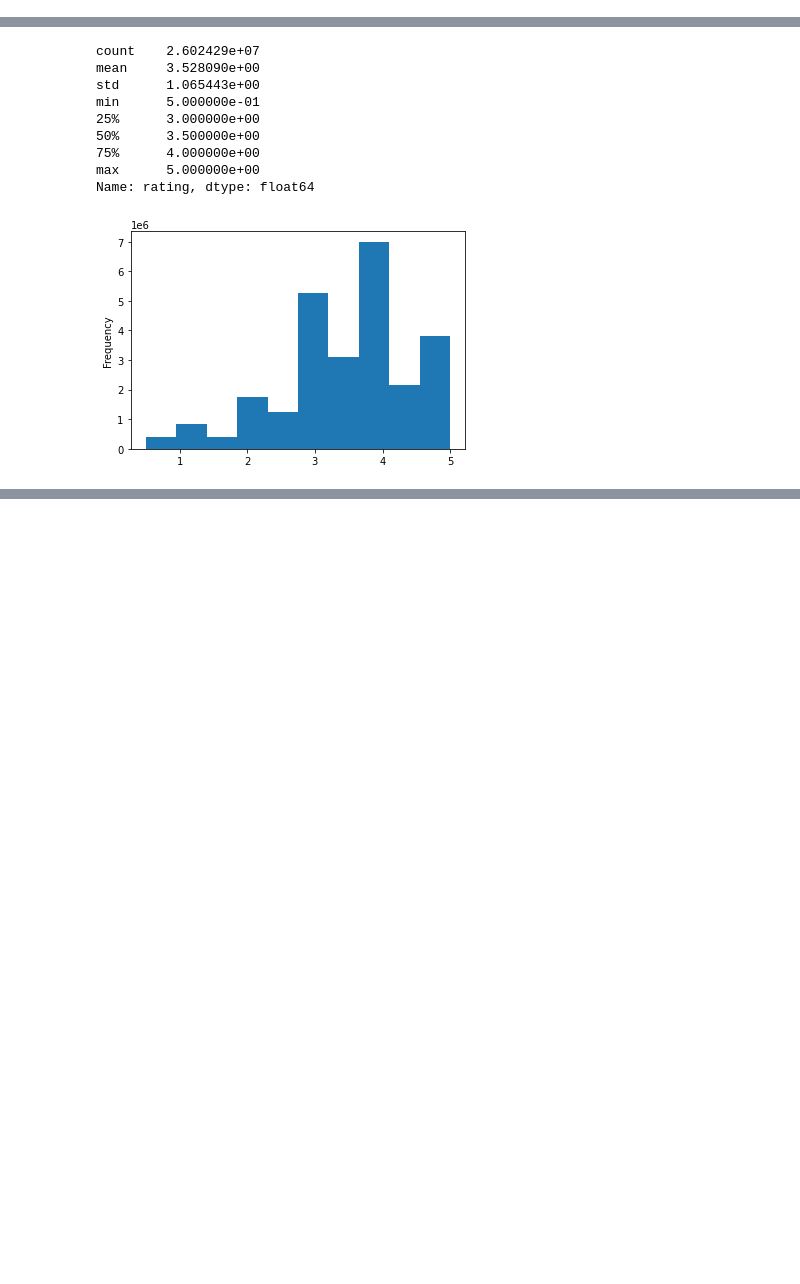
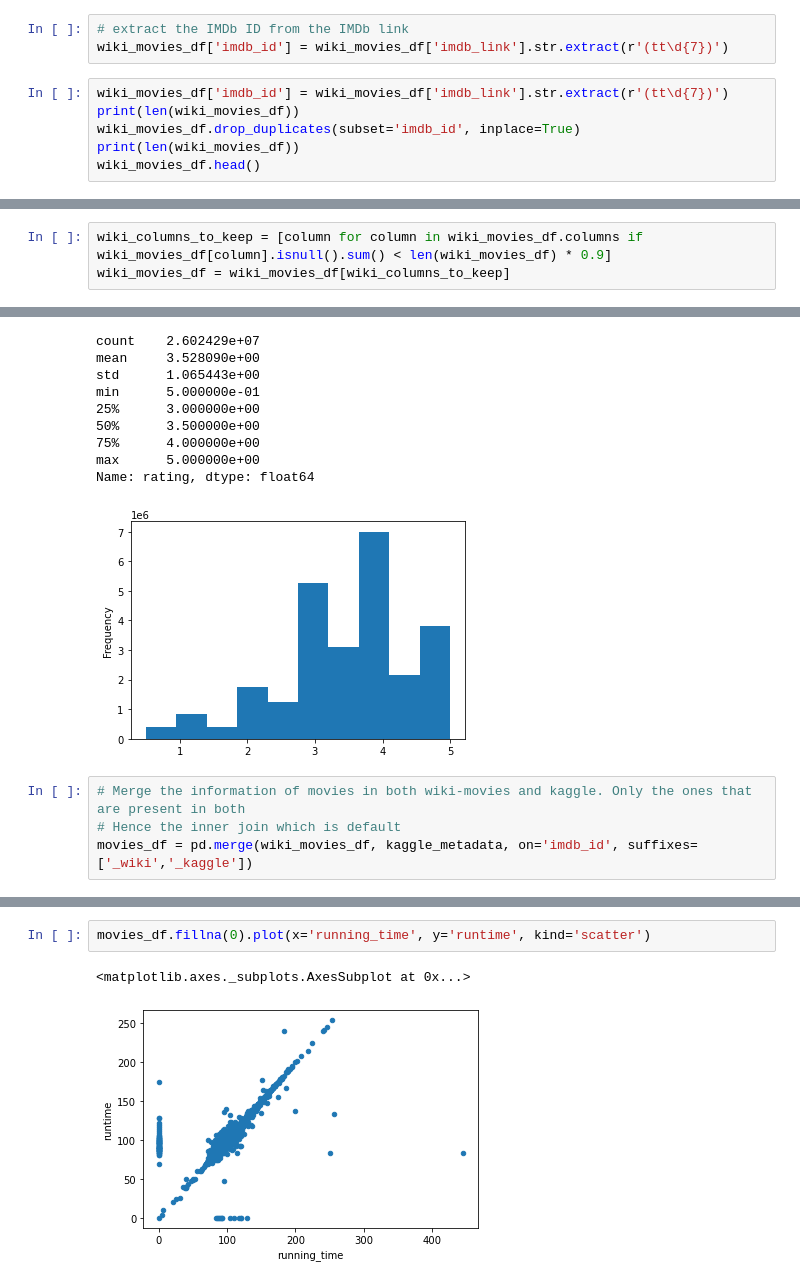
Before and after one commit to anupoonja/Movies-ETL, a Jupyter notebook: ETL.ipynb, the cells around one changed output, grey strips where cells are left out. Saved outputs shown, nothing was run; the diff lists cells and outputs as text; blank space fills up the shorter version.

```diff
--- a/ETL.ipynb
+++ b/ETL.ipynb
@@ -459,3 +459,12 @@ wiki_movies_df.head()
 | 3 | https://en.wikipedia.org/wiki/Ali... | 1990 | https://www.imdb.com/title/tt0099... | Alice | NaN | [Alec Baldwin, Blythe Danner, Jud... | NaN | Carlo Di Palma | [December 25, 1990, (, 1990-12-25... | ... |
 | 4 | https://en.wikipedia.org/wiki/Alm... | 1990 | https://www.imdb.com/title/tt0099... | Almost an Angel | NaN | [Paul Hogan, Elias Koteas, Linda ... | NaN | Russell Boyd | December 19, 1990 | ... |
 5 rows × 39 columns
+# %%
+# extract the IMDb ID from the IMDb link
+wiki_movies_df['imdb_id'] = wiki_movies_df['imdb_link'].str.extract(r'(tt\d{7})')
+# %%
+wiki_movies_df['imdb_id'] = wiki_movies_df['imdb_link'].str.extract(r'(tt\d{7})')
+print(len(wiki_movies_df))
+wiki_movies_df.drop_duplicates(subset='imdb_id', inplace=True)
+print(len(wiki_movies_df))
+wiki_movies_df.head()
@@ -462,3 +522,6 @@ wiki_movies_df.head()
+# %%
+wiki_columns_to_keep = [column for column in wiki_movies_df.columns if wiki_movies_df[column].isnull().sum() < len(wiki_movies_df) * 0.9]
+wiki_movies_df = wiki_movies_df[wiki_columns_to_keep]
 # %%
 # data types of each colum
 wiki_movies_df.dtypes
@@ -985,3 +1048,7 @@ min      5.000000e-01
 max      5.000000e+00
 Name: rating, dtype: float64
 [figure]
+# %%
+# Merge the information of movies in both wiki-movies and kaggle. Only the ones that are present in both
+# Hence the inner join which is default
+movies_df = pd.merge(wiki_movies_df, kaggle_metadata, on='imdb_id', suffixes=['_wiki','_kaggle'])
@@ -987,0 +1148,5 @@ Name: rating, dtype: float64
+# %%
+movies_df.fillna(0).plot(x='running_time', y='runtime', kind='scatter')
+# %% [output]
+<matplotlib.axes._subplots.AxesSubplot at 0x...>
+[figure, added]
```
Also changed, not shown: parts of 30 cells of this notebook.
